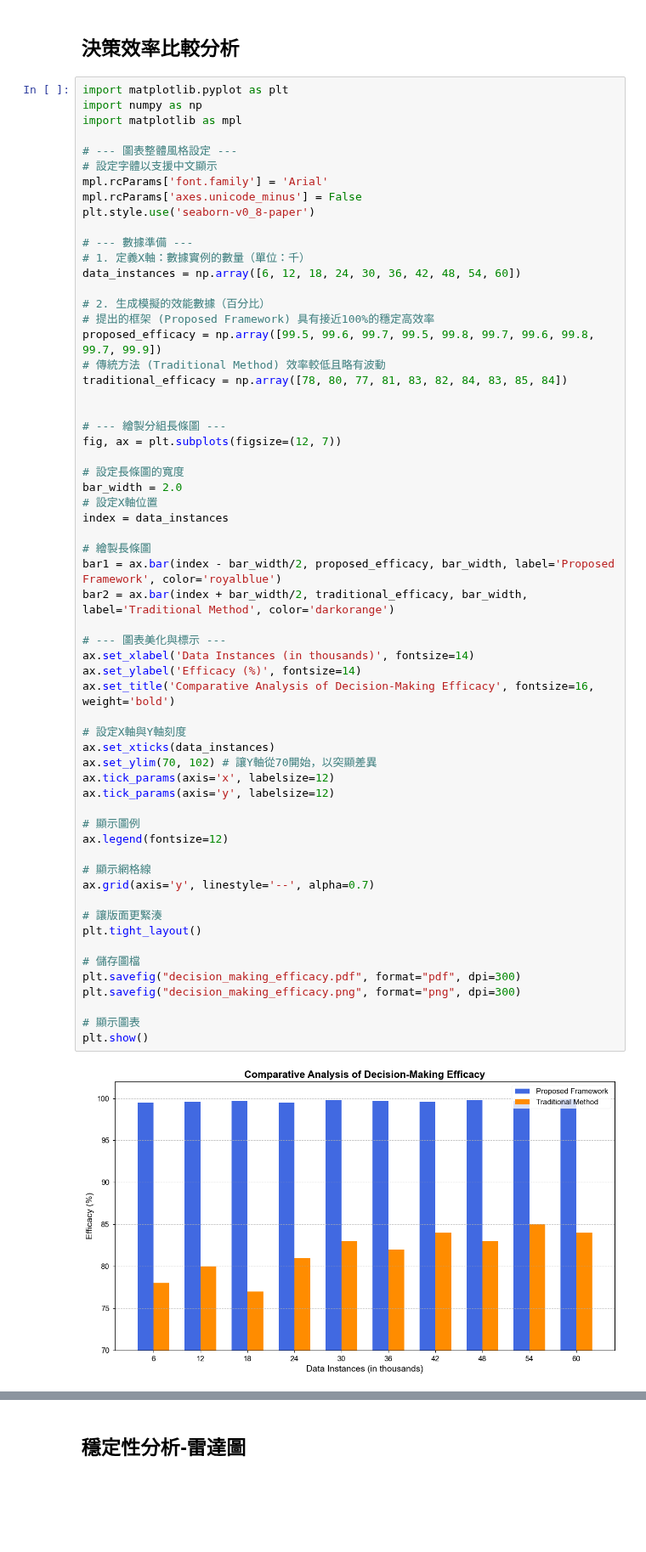
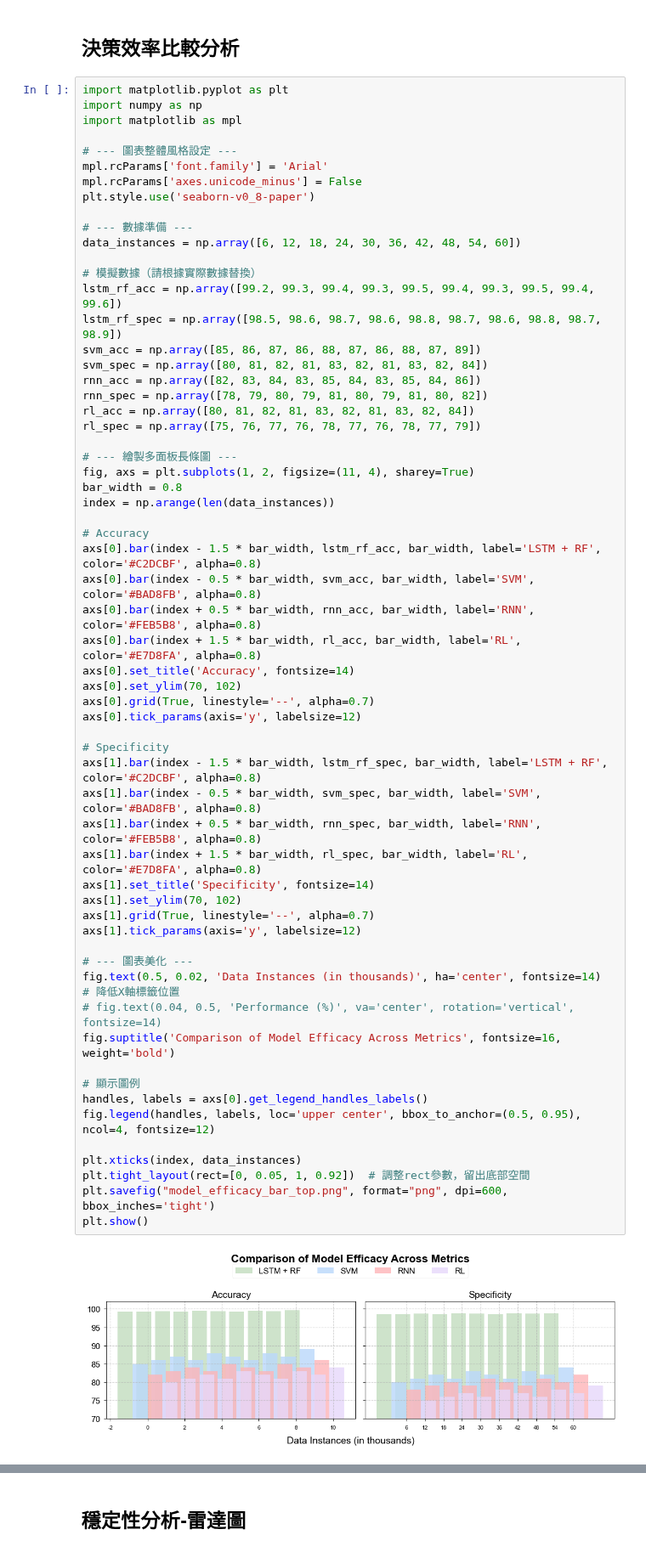
Before and after one commit to kcwc1029/kcwc1029.github.io, a Jupyter notebook: 護理教育/main.ipynb, the cells around one changed output, grey strips where cells are left out. Shown at 85% size. Saved outputs shown, nothing was run; the diff lists cells and outputs as text; blank space fills up the shorter version.

```diff
--- a/護理教育/main.ipynb
+++ b/護理教育/main.ipynb
@@ -71,62 +73,63 @@ plt.show()
 # %%
 import matplotlib.pyplot as plt
 import numpy as np
 import matplotlib as mpl
 
 # --- 圖表整體風格設定 ---
-# 設定字體以支援中文顯示
 mpl.rcParams['font.family'] = 'Arial'
 mpl.rcParams['axes.unicode_minus'] = False
 plt.style.use('seaborn-v0_8-paper')
 
 # --- 數據準備 ---
-# 1. 定義X軸：數據實例的數量（單位：千）
 data_instances = np.array([6, 12, 18, 24, 30, 36, 42, 48, 54, 60])
 
-# 2. 生成模擬的效能數據（百分比）
-# 提出的框架 (Proposed Framework) 具有接近100%的穩定高效率
-proposed_efficacy = np.array([99.5, 99.6, 99.7, 99.5, 99.8, 99.7, 99.6, 99.8, 99.7, 99.9])
-# 傳統方法 (Traditional Method) 效率較低且略有波動
-traditional_efficacy = np.array([78, 80, 77, 81, 83, 82, 84, 83, 85, 84])
+# 模擬數據（請根據實際數據替換）
+lstm_rf_acc = np.array([99.2, 99.3, 99.4, 99.3, 99.5, 99.4, 99.3, 99.5, 99.4, 99.6])
+lstm_rf_spec = np.array([98.5, 98.6, 98.7, 98.6, 98.8, 98.7, 98.6, 98.8, 98.7, 98.9])
+svm_acc = np.array([85, 86, 87, 86, 88, 87, 86, 88, 87, 89])
+svm_spec = np.array([80, 81, 82, 81, 83, 82, 81, 83, 82, 84])
+rnn_acc = np.array([82, 83, 84, 83, 85, 84, 83, 85, 84, 86])
+rnn_spec = np.array([78, 79, 80, 79, 81, 80, 79, 81, 80, 82])
+rl_acc = np.array([80, 81, 82, 81, 83, 82, 81, 83, 82, 84])
+rl_spec = np.array([75, 76, 77, 76, 78, 77, 76, 78, 77, 79])
 
+# --- 繪製多面板長條圖 ---
+fig, axs = plt.subplots(1, 2, figsize=(11, 4), sharey=True)
+bar_width = 0.8
+index = np.arange(len(data_instances))
 
-# --- 繪製分組長條圖 ---
-fig, ax = plt.subplots(figsize=(12, 7))
+# Accuracy
+axs[0].bar(index - 1.5 * bar_width, lstm_rf_acc, bar_width, label='LSTM + RF', color='#C2DCBF', alpha=0.8)
+axs[0].bar(index - 0.5 * bar_width, svm_acc, bar_width, label='SVM', color='#BAD8FB', alpha=0.8)
+axs[0].bar(index + 0.5 * bar_width, rnn_acc, bar_width, label='RNN', color='#FEB5B8', alpha=0.8)
+axs[0].bar(index + 1.5 * bar_width, rl_acc, bar_width, label='RL', color='#E7D8FA', alpha=0.8)
+axs[0].set_title('Accuracy', fontsize=14)
+axs[0].set_ylim(70, 102)
+axs[0].grid(True, linestyle='--', alpha=0.7)
+axs[0].tick_params(axis='y', labelsize=12)
 
-# 設定長條圖的寬度
-bar_width = 2.0
-# 設定X軸位置
-index = data_instances
+# Specificity
+axs[1].bar(index - 1.5 * bar_width, lstm_rf_spec, bar_width, label='LSTM + RF', color='#C2DCBF', alpha=0.8)
+axs[1].bar(index - 0.5 * bar_width, svm_spec, bar_width, label='SVM', color='#BAD8FB', alpha=0.8)
+axs[1].bar(index + 0.5 * bar_width, rnn_spec, bar_width, label='RNN', color='#FEB5B8', alpha=0.8)
+axs[1].bar(index + 1.5 * bar_width, rl_spec, bar_width, label='RL', color='#E7D8FA', alpha=0.8)
+axs[1].set_title('Specificity', fontsize=14)
+axs[1].set_ylim(70, 102)
+axs[1].grid(True, linestyle='--', alpha=0.7)
+axs[1].tick_params(axis='y', labelsize=12)
 
-# 繪製長條圖
-bar1 = ax.bar(index - bar_width/2, proposed_efficacy, bar_width, label='Proposed Framework', color='royalblue')
-bar2 = ax.bar(index + bar_width/2, traditional_efficacy, bar_width, label='Traditional Method', color='darkorange')
-
-# --- 圖表美化與標示 ---
-ax.set_xlabel('Data Instances (in thousands)', fontsize=14)
-ax.set_ylabel('Efficacy (%)', fontsize=14)
-ax.set_title('Comparative Analysis of Decision-Making Efficacy', fontsize=16, weight='bold')
-
-# 設定X軸與Y軸刻度
-ax.set_xticks(data_instances)
-ax.set_ylim(70, 102) # 讓Y軸從70開始，以突顯差異
-ax.tick_params(axis='x', labelsize=12)
-ax.tick_params(axis='y', labelsize=12)
+# --- 圖表美化 ---
+fig.text(0.5, 0.02, 'Data Instances (in thousands)', ha='center', fontsize=14)  # 降低X軸標籤位置
+# fig.text(0.04, 0.5, 'Performance (%)', va='center', rotation='vertical', fontsize=14)
+fig.suptitle('Comparison of Model Efficacy Across Metrics', fontsize=16, weight='bold')
 
 # 顯示圖例
-ax.legend(fontsize=12)
+handles, labels = axs[0].get_legend_handles_labels()
+fig.legend(handles, labels, loc='upper center', bbox_to_anchor=(0.5, 0.95), ncol=4, fontsize=12)
 
-# 顯示網格線
-ax.grid(axis='y', linestyle='--', alpha=0.7)
-
-# 讓版面更緊湊
-plt.tight_layout()
-
-# 儲存圖檔
-plt.savefig("decision_making_efficacy.pdf", format="pdf", dpi=300)
-plt.savefig("decision_making_efficacy.png", format="png", dpi=300)
-
-# 顯示圖表
+plt.xticks(index, data_instances)
+plt.tight_layout(rect=[0, 0.05, 1, 0.92])  # 調整rect參數，留出底部空間
+plt.savefig("model_efficacy_bar_top.png", format="png", dpi=600, bbox_inches='tight')
 plt.show()
 # %% [output]
-[figure, old version]
+[figure, new version]
```
Also changed, not shown: parts of 6 cells of this notebook, 38 other files.
